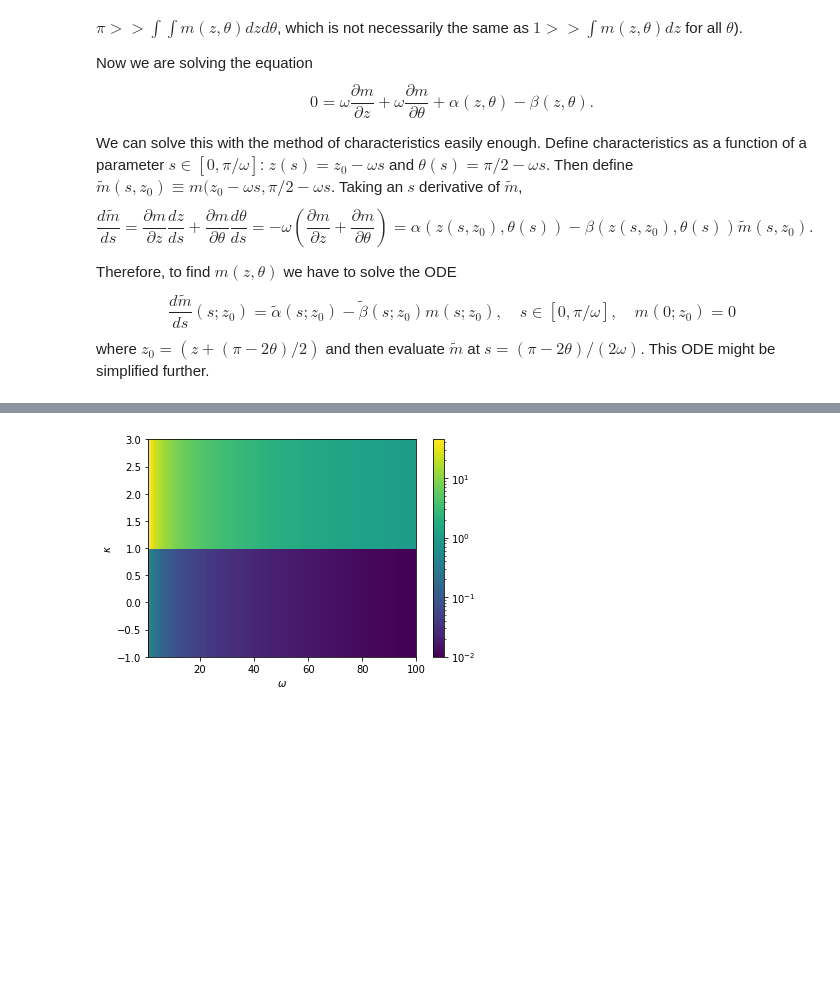
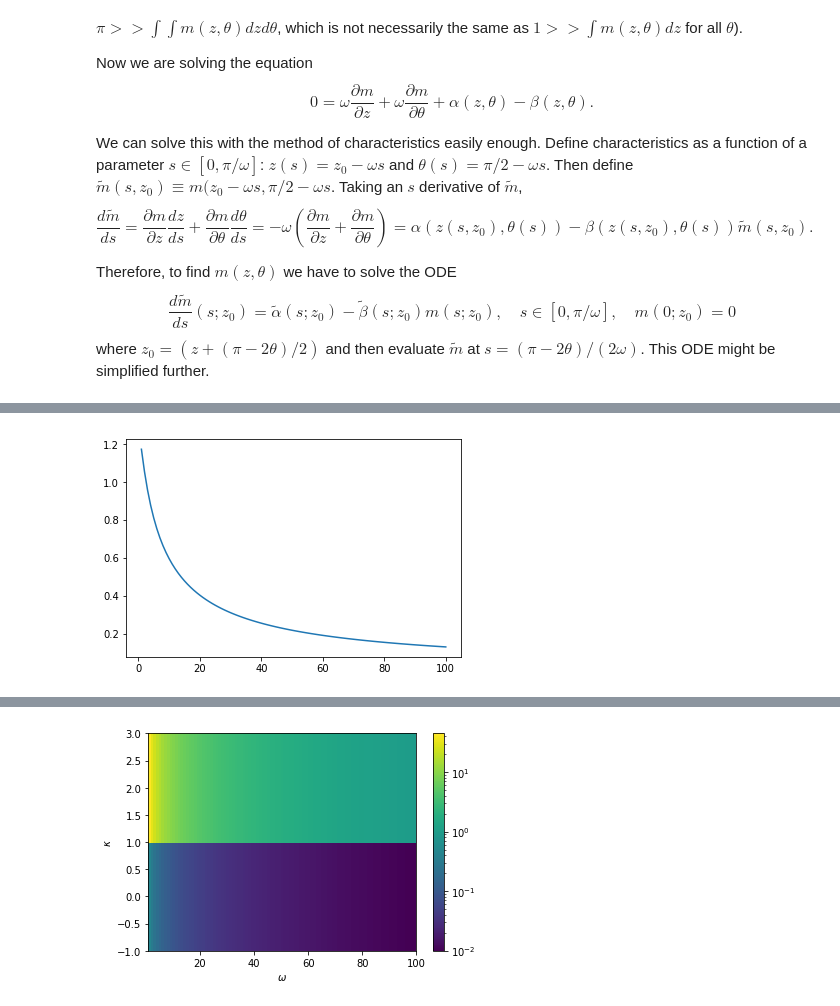
Before and after one commit to wandrewjam/thesis, a Jupyter notebook: rolling-model/src/toy-problem.ipynb, the cells around one changed output, grey strips where cells are left out. Saved outputs shown, nothing was run; the diff lists cells and outputs as text; code cells hidden in the pictures; blank space fills up the shorter version.

```diff
--- a/rolling-model/src/toy-problem.ipynb
+++ b/rolling-model/src/toy-problem.ipynb
@@ -361,0 +362,5 @@ plt.show()
+# %%
+plt.plot(omegas, M)
+plt.show()
+# %% [output]
+[figure, added]
```
Also changed, not shown: parts of 9 cells of this notebook, 1 other file.
